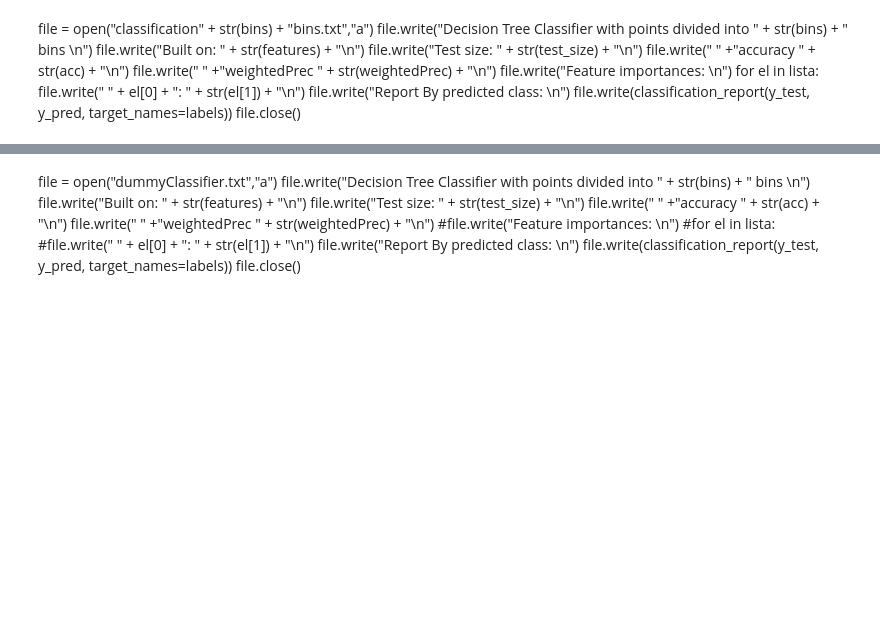
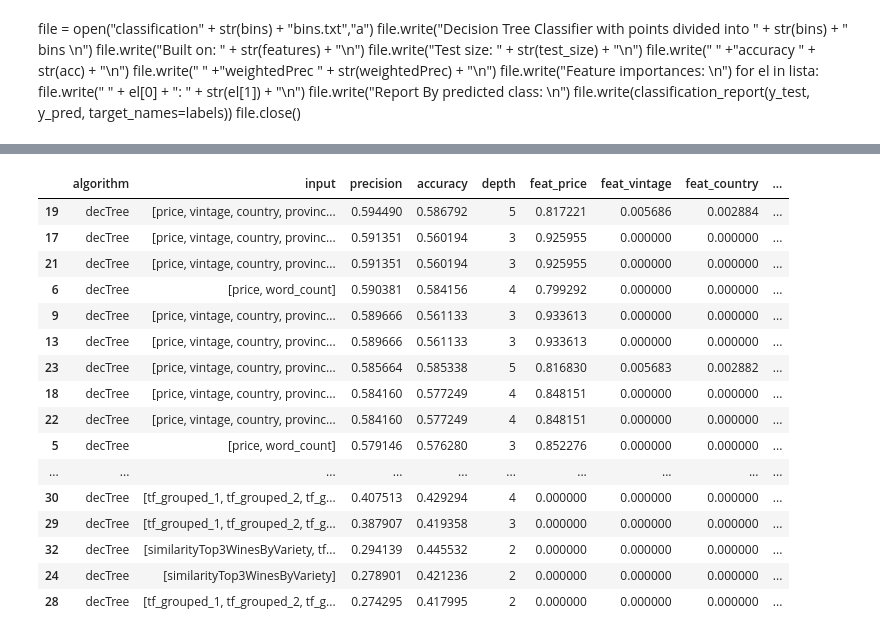
Before and after one commit to Gneur11/bdaFinalMIo, a Jupyter notebook: ClassifierAnalysis.ipynb, the cells around one changed output, grey strips where cells are left out. Saved outputs shown, nothing was run; the diff lists cells and outputs as text; code cells hidden in the pictures; blank space fills up the shorter version.

```diff
--- a/ClassifierAnalysis.ipynb
+++ b/ClassifierAnalysis.ipynb
@@ -48 +149,4 @@ X.columns
+# %%
+depth = 4
+estimators = 7
 # %%
@@ -92,13 +237,0 @@ lista = []
-# %% [markdown]
-file = open("dummyClassifier.txt","a")
-file.write("Decision Tree Classifier with points divided into " + str(bins) + " bins \n")
-file.write("Built on: " + str(features) + "\n")
-file.write("Test size: " + str(test_size) + "\n")
-file.write("   " +"accuracy " + str(acc) + "\n")
-file.write("   " +"weightedPrec " + str(weightedPrec) + "\n")
-#file.write("Feature importances: \n")
-#for el in lista:
-#file.write("   " + el[0] + ":   " + str(el[1]) + "\n")
-file.write("Report By predicted class: \n")
-file.write(classification_report(y_test, y_pred, target_names=labels))
-file.close()
@@ -104,0 +278,60 @@ file.close()
+# %%
+#modificala per usare anche il random forest a modo
+def testToDataFrame(algorithm,combination,Y,allfeats,dataset):
+    test_size = 0.30 #non va in overfitting, si vede dal grafico sotto
+    cols = ["algorithm","input","precision","accuracy","depth"]
+    for el in features:
+        cols.append("feat_"+el)
+
+    results = pd.DataFrame()
+    row = 0
+    comb = 0
+    for el in combination["args"]:
+        for depth in combination["depth"]:
+            row = row + 1
+            X = dataset.loc[:,el]
+            X_train, X_test, y_train, y_test = train_test_split(X, Y, test_size=test_size, random_state=42)
+            if algorithm == "decTree":
+                classifier = DecisionTreeClassifier(max_depth=depth)
+            else:
+                classifier = RandomForestClassifier(max_depth=depth,n_estimators = estimators)
+            classifier.fit(X_train,y_train)
+            y_pred = classifier.predict(X_test)
+            acc = accuracy_score(y_test,y_pred)
+            weightedPrec = precision_score(y_test,y_pred,average="weighted")
+            data = [algorithm,el,weightedPrec,acc,depth]
+            temp = {}
+            c = zip(el,classifier.feature_importances_)
+            for name,importance in c:
+                temp[name] = importance
+            for feat in allfeats:
+                if feat not in el:
+                    data.append(0)
+                else:
+                    data.append(temp[feat])
+            df2 = pd.DataFrame([data],columns=cols)
+            results = results.append(df2,ignore_index=True)
+        comb = comb + 1
+    return results
+# %%
+res = testToDataFrame("decTree",decTreeCombinations,Y,allfeatures,wine_base)
+# %%
+res.sort_values(["precision",'depth'],ascending=False)
+# %% [output]
+|  | algorithm | input | precision | accuracy | depth | feat_price | feat_vintage | feat_country | ... |
+| 19 | decTree | [price, vintage, country, provinc... | 0.594490 | 0.586792 | 5 | 0.817221 | 0.005686 | 0.002884 | ... |
+| 17 | decTree | [price, vintage, country, provinc... | 0.591351 | 0.560194 | 3 | 0.925955 | 0.000000 | 0.000000 | ... |
+| 21 | decTree | [price, vintage, country, provinc... | 0.591351 | 0.560194 | 3 | 0.925955 | 0.000000 | 0.000000 | ... |
+| 6 | decTree | [price, word_count] | 0.590381 | 0.584156 | 4 | 0.799292 | 0.000000 | 0.000000 | ... |
+| 9 | decTree | [price, vintage, country, provinc... | 0.589666 | 0.561133 | 3 | 0.933613 | 0.000000 | 0.000000 | ... |
+| 13 | decTree | [price, vintage, country, provinc... | 0.589666 | 0.561133 | 3 | 0.933613 | 0.000000 | 0.000000 | ... |
+| 23 | decTree | [price, vintage, country, provinc... | 0.585664 | 0.585338 | 5 | 0.816830 | 0.005683 | 0.002882 | ... |
+| 18 | decTree | [price, vintage, country, provinc... | 0.584160 | 0.577249 | 4 | 0.848151 | 0.000000 | 0.000000 | ... |
+| 22 | decTree | [price, vintage, country, provinc... | 0.584160 | 0.577249 | 4 | 0.848151 | 0.000000 | 0.000000 | ... |
+| 5 | decTree | [price, word_count] | 0.579146 | 0.576280 | 3 | 0.852276 | 0.000000 | 0.000000 | ... |
+| ... | ... | ... | ... | ... | ... | ... | ... | ... | ... |
+| 30 | decTree | [tf_grouped_1, tf_grouped_2, tf_g... | 0.407513 | 0.429294 | 4 | 0.000000 | 0.000000 | 0.000000 | ... |
+| 29 | decTree | [tf_grouped_1, tf_grouped_2, tf_g... | 0.387907 | 0.419358 | 3 | 0.000000 | 0.000000 | 0.000000 | ... |
+| 32 | decTree | [similarityTop3WinesByVariety, tf... | 0.294139 | 0.445532 | 2 | 0.000000 | 0.000000 | 0.000000 | ... |
+| 24 | decTree | [similarityTop3WinesByVariety] | 0.278901 | 0.421236 | 2 | 0.000000 | 0.000000 | 0.000000 | ... |
+| 28 | decTree | [tf_grouped_1, tf_grouped_2, tf_g... | 0.274295 | 0.417995 | 2 | 0.000000 | 0.000000 | 0.000000 | ... |
```
Also changed, not shown: parts of 25 cells of this notebook.
